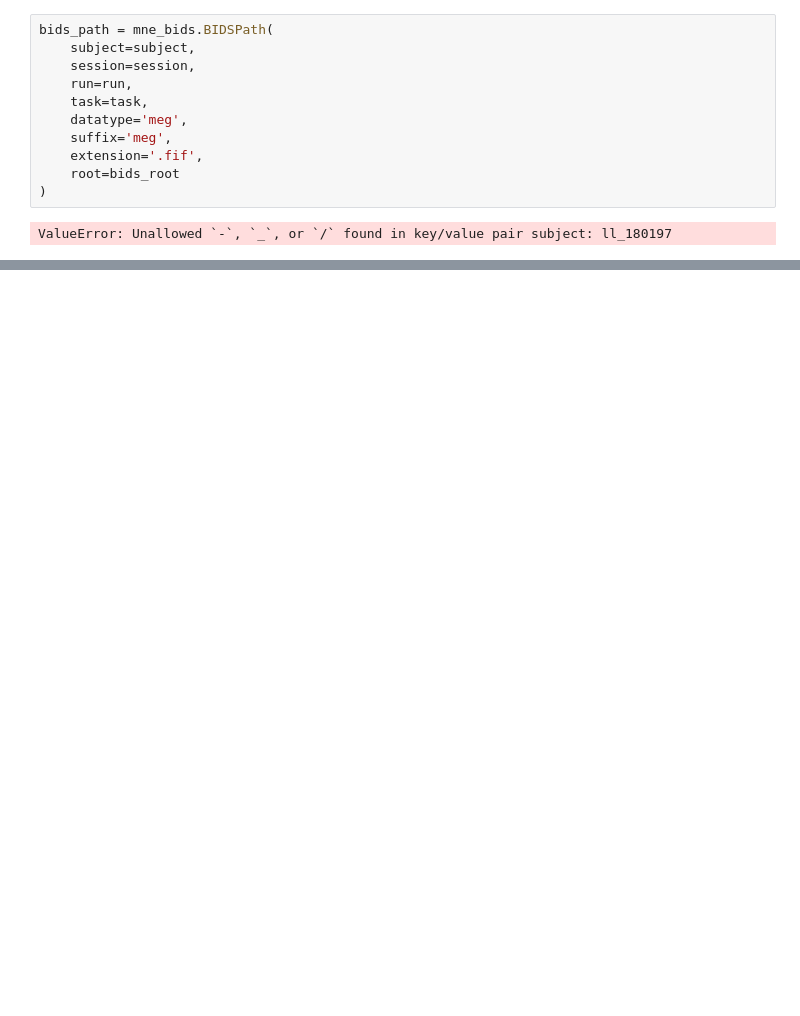
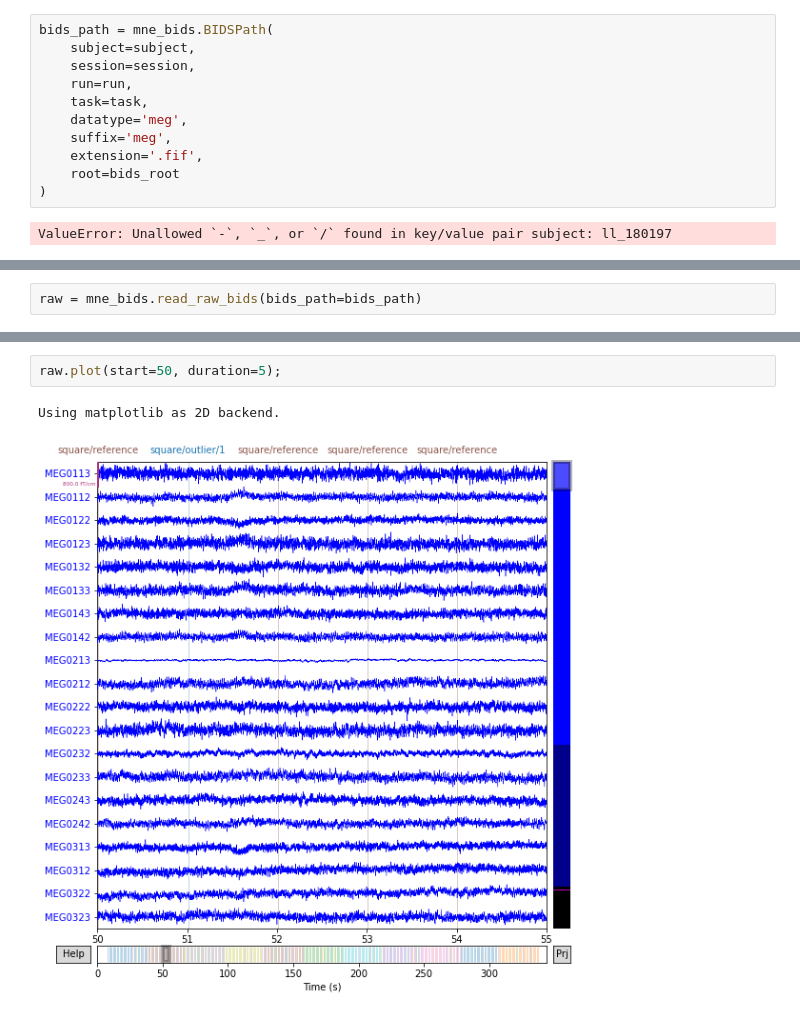
Before and after one commit to hoechenberger/neurospin-mne-hackathon-2022, a Jupyter notebook: 02-convert_to_bids.ipynb, the cells around one changed output, grey strips where cells are left out. Saved outputs shown, nothing was run; the diff lists cells and outputs as text; blank space fills up the shorter version.

```diff
--- a/02-convert_to_bids.ipynb
+++ b/02-convert_to_bids.ipynb
@@ -184,3 +179,5 @@ mne_bids.print_dir_tree(bids_root)
 |------------ sub-ll180197_ses-220217_task-task_run-1_events.tsv
 |------------ sub-ll180197_ses-220217_task-task_run-1_meg.fif
 |------------ sub-ll180197_ses-220217_task-task_run-1_meg.json
+# %%
+raw = mne_bids.read_raw_bids(bids_path=bids_path)
@@ -186,0 +202,5 @@ mne_bids.print_dir_tree(bids_root)
+# %%
+raw.plot(start=50, duration=5);
+# %% [output]
+Using matplotlib as 2D backend.
+[figure, added]
```
Also changed, not shown: parts of 18 cells of this notebook, 1 other file.
